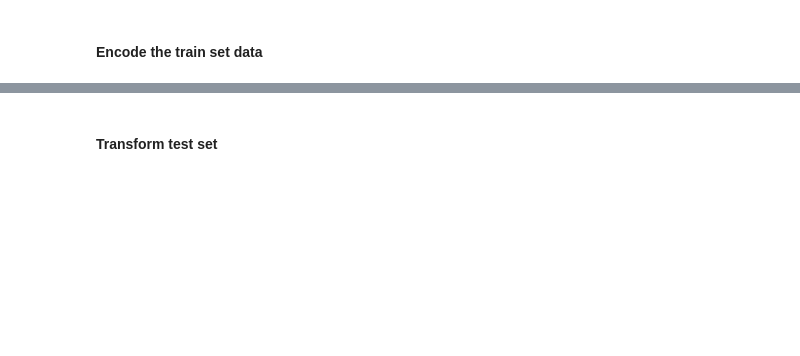
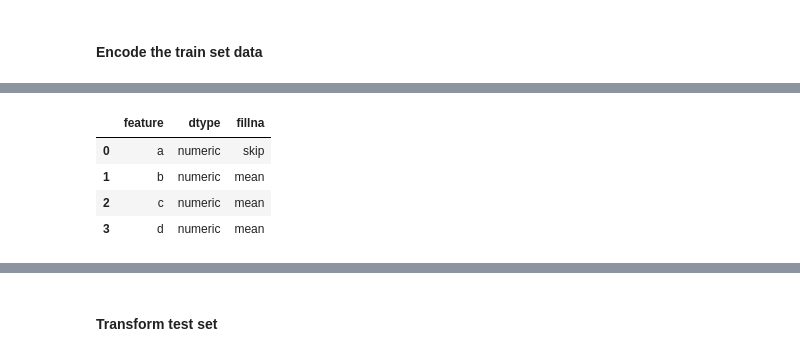
Before and after one commit to ClearScore/diver, a Jupyter notebook: development_area/house-price-demo.ipynb, the cells around one changed output, grey strips where cells are left out. Cells and saved outputs as stored; diff of their text form; code cells hidden in the pictures; blank space fills up the shorter version.

```diff
--- a/development_area/house-price-demo.ipynb
+++ b/development_area/house-price-demo.ipynb
@@ -391,0 +503,12 @@ from dataset_conditioner import FullEncoder
+# %%
+useful_cols2 = infer_useful_cols(features2)
+# %%
+useful_cols2.loc[useful_cols2['feature'] == 'a', 'fillna'] = 'skip'
+# %%
+useful_cols2
+# %% [output]
+|  | feature | dtype | fillna |
+| 0 | a | numeric | skip |
+| 1 | b | numeric | mean |
+| 2 | c | numeric | mean |
+| 3 | d | numeric | mean |
```
Also changed, not shown: parts of 21 cells of this notebook, 1 other file.
